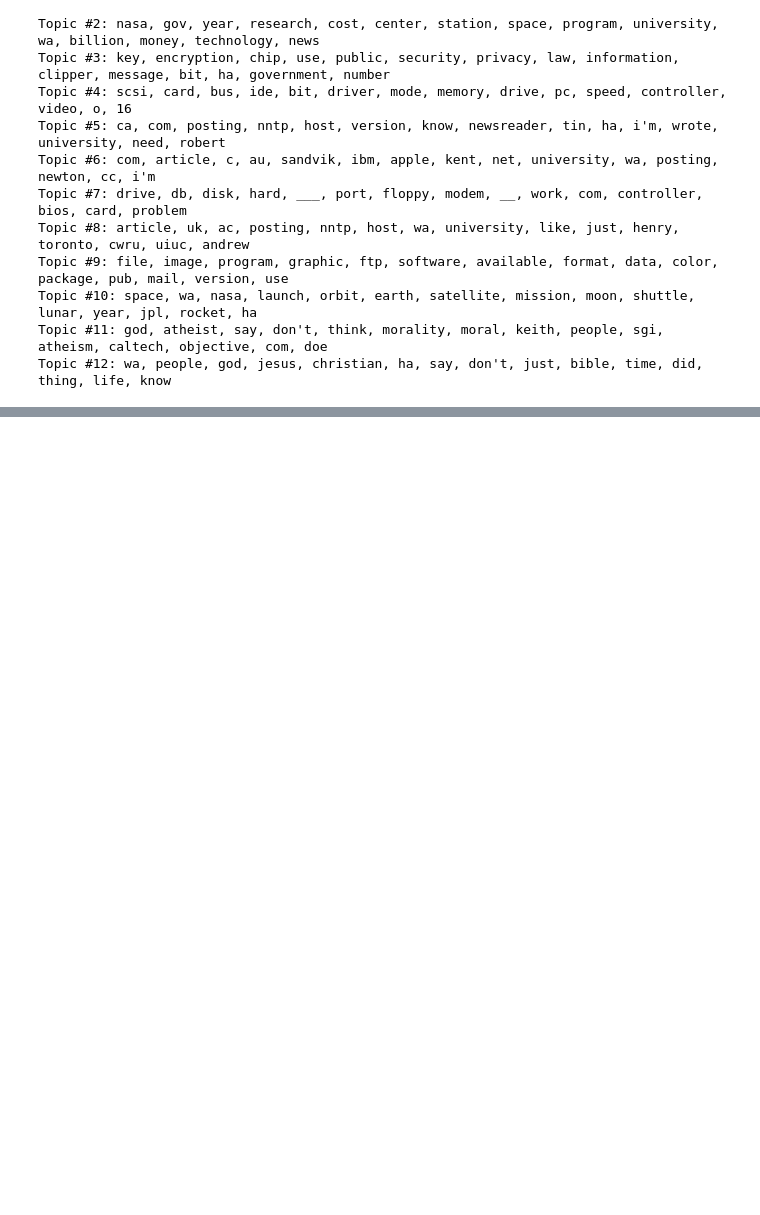
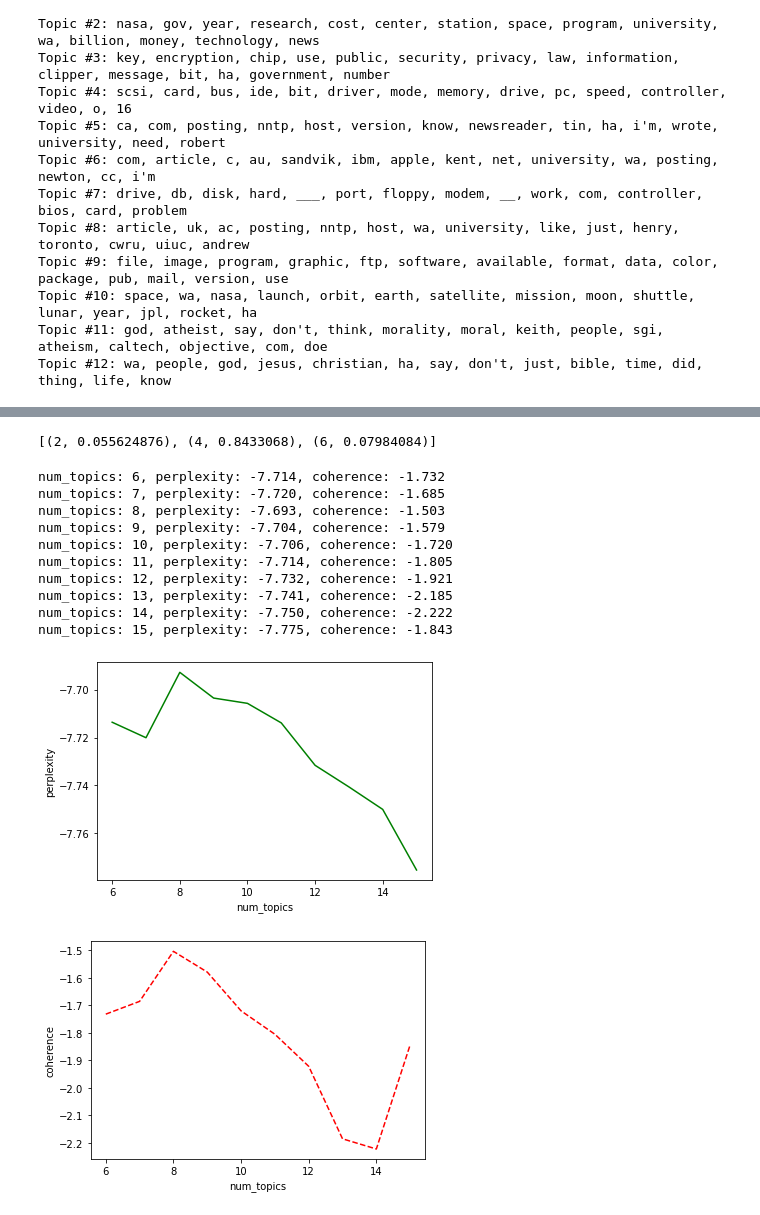
Before and after one commit to minstrel1149/python_text_mining, a Jupyter notebook: Ch.07_topic_modeling1.ipynb, the cells around one changed output, grey strips where cells are left out. Saved outputs shown, nothing was run; the diff lists cells and outputs as text; code cells hidden in the pictures; blank space fills up the shorter version.

```diff
--- a/Ch.07_topic_modeling1.ipynb
+++ b/Ch.07_topic_modeling1.ipynb
@@ -118,0 +127,4 @@ Topic #12: wa, people, god, jesus, christian, ha, say, don't, just, bible, time,
+# %%
+dic = Dictionary(texts)
+dic.filter_extremes(keep_n=5000, no_below=3, no_above=0.5)
+print(len(dic))
@@ -118,0 +133,3 @@ Topic #12: wa, people, god, jesus, christian, ha, say, don't, just, bible, time,
+# %%
+corpus = [dic.doc2bow(text) for text in texts]
+print('Unique tokens', len(dic), '\n\n', 'Documents', len(corpus))
@@ -118,0 +140,3 @@ Topic #12: wa, people, god, jesus, christian, ha, say, don't, just, bible, time,
+# %%
+model = LdaModel(corpus=corpus, id2word=dic, passes=5, num_topics=10, random_state=7)
+model.print_topics(num_words=10)
@@ -118,0 +164,48 @@ Topic #12: wa, people, god, jesus, christian, ha, say, don't, just, bible, time,
+# %%
+model.get_document_topics(corpus)[1]
+# %% [output]
+[(2, 0.055624876), (4, 0.8433068), (6, 0.07984084)]
+# %%
+def show_coherence(corpus, dictionary, start=6, end=15):
+    iter_num = []
+    per_value = []
+    coh_value = []
+
+    for i in range(start, end + 1):
+        model = LdaModel(corpus=corpus, id2word=dictionary,
+                 chunksize=1000, num_topics=i,
+                 random_state=7)
+        iter_num.append(i)
+        pv = model.log_perplexity(corpus)
+        per_value.append(pv)
+
+        cm = CoherenceModel(model=model, corpus=corpus,
+                            coherence='u_mass')
+        cv = cm.get_coherence()
+        coh_value.append(cv)
+        print(f'num_topics: {i}, perplexity: {pv:0.3f}, coherence: {cv:0.3f}')
+
+    plt.plot(iter_num, per_value, 'g-')
+    plt.xlabel("num_topics")
+    plt.ylabel("perplexity")
+    plt.show()
+
+    plt.plot(iter_num, coh_value, 'r--')
+    plt.xlabel("num_topics")
+    plt.ylabel("coherence")
+    plt.show()
+# %%
+show_coherence(corpus=corpus, dictionary=dic)
+# %% [output]
+num_topics: 6, perplexity: -7.714, coherence: -1.732
+num_topics: 7, perplexity: -7.720, coherence: -1.685
+num_topics: 8, perplexity: -7.693, coherence: -1.503
+num_topics: 9, perplexity: -7.704, coherence: -1.579
+num_topics: 10, perplexity: -7.706, coherence: -1.720
+num_topics: 11, perplexity: -7.714, coherence: -1.805
+num_topics: 12, perplexity: -7.732, coherence: -1.921
+num_topics: 13, perplexity: -7.741, coherence: -2.185
+num_topics: 14, perplexity: -7.750, coherence: -2.222
+num_topics: 15, perplexity: -7.775, coherence: -1.843
+[figure, added]
+[figure, added]
```
Also changed, not shown: parts of 8 cells of this notebook, 1 other file.
